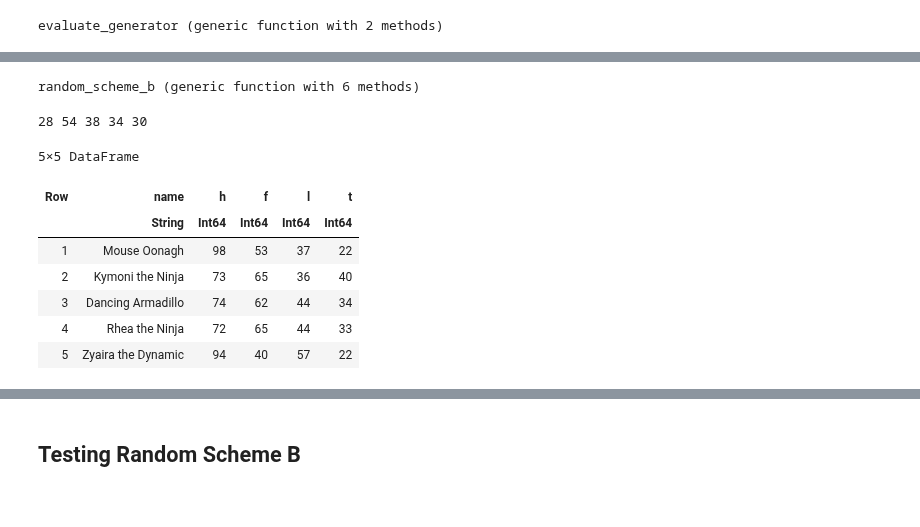
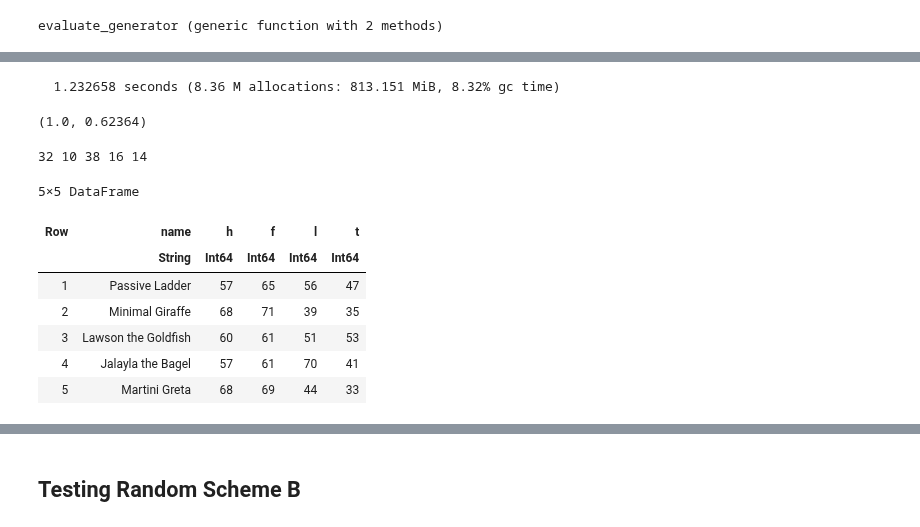
Before and after one commit to snarles/misc, a Jupyter notebook: ticklefight_demo/ticklefight_analyses_randgenB.ipynb, the cells around one changed output, grey strips where cells are left out. Drawn from its saved outputs; the diff is of its cells as text; code cells hidden in the pictures.

```diff
--- a/ticklefight_demo/ticklefight_analyses_randgenB.ipynb
+++ b/ticklefight_demo/ticklefight_analyses_randgenB.ipynb
@@ -316,16 +341,16 @@ evaluate_generator (generic function with 2 methods)
 # %%
 # new random generation to more closely approximate Nash
 function random_scheme_b(budget::Int = MXS, h0::Int = MNV, f0::Int = MNV, l0::Int = MNV, t0::Int = MNV)::Fighter
-    opt = rand([1,1,1,1, 2,2, 3,3, 4,4,4, 5,5,5, 6,6, 7,7, 8,8, 9,9])
+    opt = rand([1,1,1, 2,2, 3,3,3, 4,4, 5,5,5, 6,6, 7,7, 8,8, 9,9,9])
     flip = (rand() < 0.5)
     r1 = rand()
-    r2 = rand()^(0.3)
+    r2 = rand()^(0.4)
     r3 = rand()
     #           1     2     3.    4.    5.    6.    7.    8.    9.
-    h_mins =  [03.5, 05.4, 06.8, 07.5, 08.6, 09.2, 09.6, 10.2, 10.5]
-    h_maxs =  [05.4, 06.8, 07.2, 08.6, 09.2, 09.6, 10.2, 10.5, 11.0]
-    hl_mins = [40.0, 20.0, 12.0, 10.0, 10.0, 11.0, 20.0, 20.0, 20.0]
-    hl_maxs = [65.0, 72.0, 54.0, 30.0, 38.0, 50.0, 30.0, 30.0, 40.0]
+    h_mins =  [04.0, 05.4, 06.6, 07.5, 08.6, 09.2, 09.6, 10.3, 10.6]
+    h_maxs =  [05.4, 06.6, 07.5, 08.6, 09.2, 09.6, 10.3, 10.6, 11.0]
+    hl_mins = [40.0, 15.0, 12.0, 10.0, 10.0, 11.0, 15.0, 30.0, 30.0]
+    hl_maxs = [65.0, 72.0, 64.0, 45.0, 48.0, 40.0, 30.0, 60.0, 60.0]
     h_raw = h_mins[opt] + (h_maxs[opt] - h_mins[opt]) * r1
     hl_raw = hl_mins[opt] + (hl_maxs[opt] - hl_mins[opt]) * r2
     l_raw = hl_raw/h_raw
@@ -374,26 +399,7 @@ function random_scheme_b(budget::Int = MXS, h0::Int = MNV, f0::Int = MNV, l0::In
     return ff
 end
 
-#evaluate_generator(random_scheme_a, 1000, 50)
+@time evaluate_generator2(random_scheme_b, 50000)
 # %% [output]
-random_scheme_b (generic function with 6 methods)
+  1.232658 seconds (8.36 M allocations: 813.151 MiB, 8.32% gc time)
+(1.0, 0.62364)
-# %%
-rt = random_team(() -> random_scheme_b(), 1000)
-counters = random_team(() -> pick_best_rdmly(library, rt, 25), 100)
-rt = random_team(() -> random_scheme_b(), 100)
-for f in counters[1:5]
-    v = eval_battle_list(f, rt)
-    print(v)
-    print(" ")
-end
-fighters_to_df(counters[1:5])
-# %% [output]
-28 54 38 34 30
-5×5 DataFrame
-| Row | name | h | f | l | t |
-|  | String | Int64 | Int64 | Int64 | Int64 |
-| 1 | Mouse Oonagh | 98 | 53 | 37 | 22 |
-| 2 | Kymoni the Ninja | 73 | 65 | 36 | 40 |
-| 3 | Dancing Armadillo | 74 | 62 | 44 | 34 |
-| 4 | Rhea the Ninja | 72 | 65 | 44 | 33 |
-| 5 | Zyaira the Dynamic | 94 | 40 | 57 | 22 |
@@ -400,3 +408,23 @@ fighters_to_df(counters[1:5])
+# %%
+rt = random_team(() -> random_scheme_b(), 1000)
+counters = random_team(() -> pick_best_rdmly(library, rt, 9), 100)
+rt = random_team(() -> random_scheme_b(), 100)
+for f in counters[1:5]
+    v = eval_battle_list(f, rt)
+    print(v)
+    print(" ")
+end
+fighters_to_df(counters[1:5])
+# %% [output]
+32 10 38 16 14
+5×5 DataFrame
+| Row | name | h | f | l | t |
+|  | String | Int64 | Int64 | Int64 | Int64 |
+| 1 | Passive Ladder | 57 | 65 | 56 | 47 |
+| 2 | Minimal Giraffe | 68 | 71 | 39 | 35 |
+| 3 | Lawson the Goldfish | 60 | 61 | 51 | 53 |
+| 4 | Jalayla the Bagel | 57 | 61 | 70 | 41 |
+| 5 | Martini Greta | 68 | 69 | 44 | 33 |
 # %%
 rt = random_team(() -> random_scheme_b(), 100)
 fighters_to_df(rt)[1:15, :]
```
Also changed, not shown: parts of 12 cells of this notebook, 1 other file.
